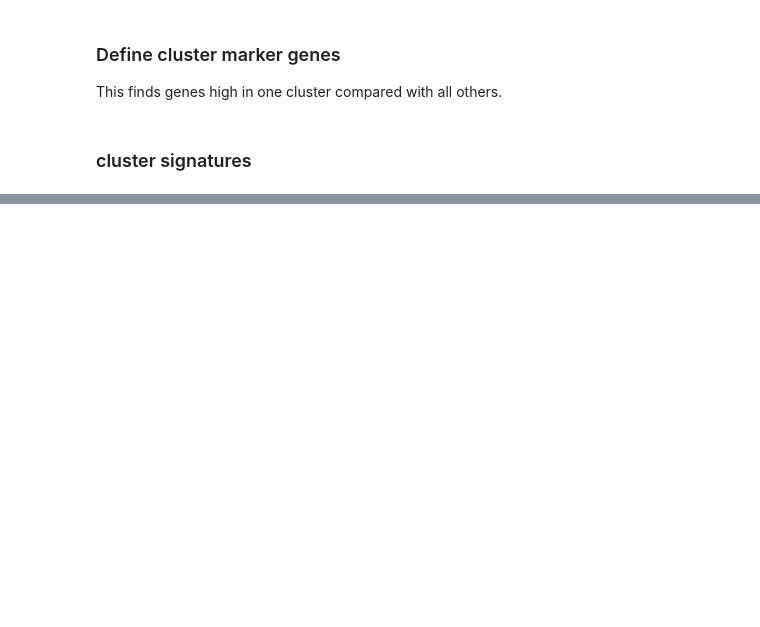
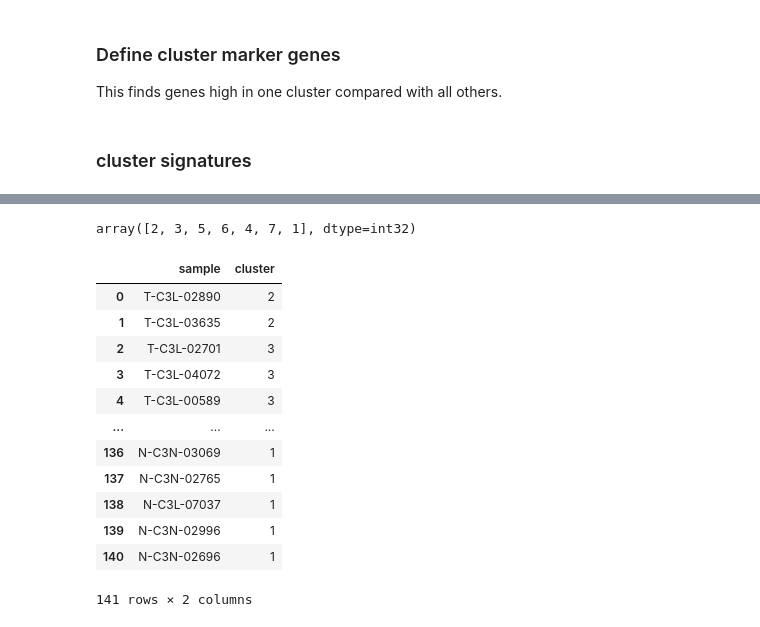
Before and after one commit to flalix/perturb_agent, a Jupyter notebook: notebooks/mtp_cBio_63_PAAD_study_cluster.ipynb, the cells around one changed output, grey strips where cells are left out. Cells and saved outputs as stored; diff of their text form; code cells hidden in the pictures; blank space fills up the shorter version.

```diff
--- a/notebooks/mtp_cBio_63_PAAD_study_cluster.ipynb
+++ b/notebooks/mtp_cBio_63_PAAD_study_cluster.ipynb
@@ -997,0 +1032,20 @@ df_lfc
+# %%
+df_cluster_umap.cluster.unique()
+# %% [output]
+array([2, 3, 5, 6, 4, 7, 1], dtype=int32)
+# %%
+df_cluster_umap
+# %% [output]
+|  | sample | cluster |
+| 0 | T-C3L-02890 | 2 |
+| 1 | T-C3L-03635 | 2 |
+| 2 | T-C3L-02701 | 3 |
+| 3 | T-C3L-04072 | 3 |
+| 4 | T-C3L-00589 | 3 |
+| ... | ... | ... |
+| 136 | N-C3N-03069 | 1 |
+| 137 | N-C3N-02765 | 1 |
+| 138 | N-C3L-07037 | 1 |
+| 139 | N-C3N-02996 | 1 |
+| 140 | N-C3N-02696 | 1 |
+141 rows × 2 columns
```
Also changed, not shown: parts of 27 cells of this notebook, 7 other files.
